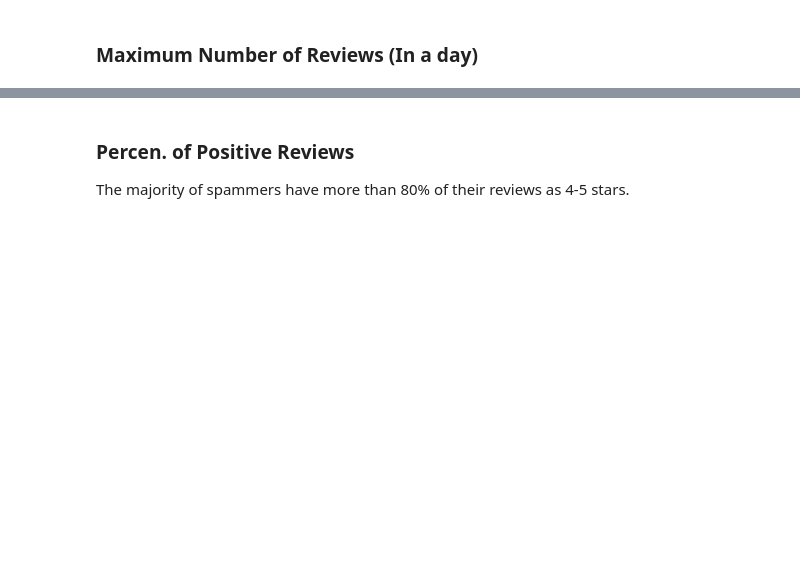
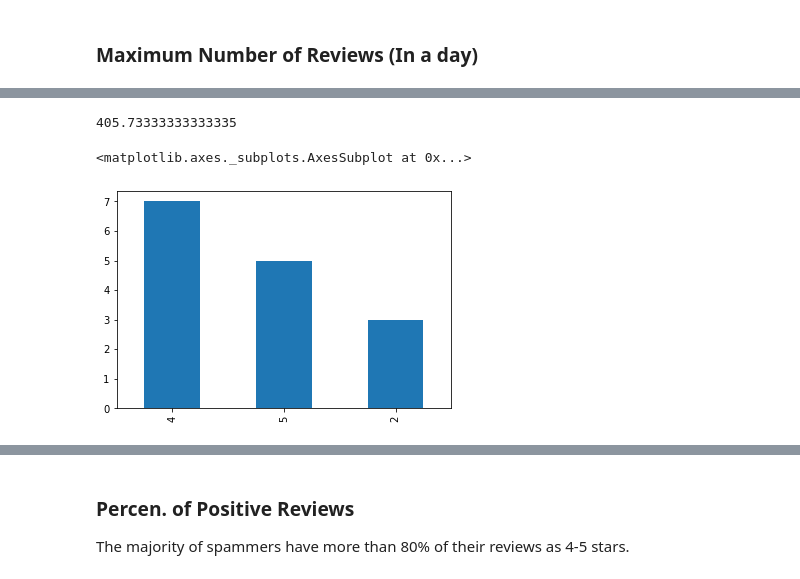
Before and after one commit to metinsenturk/review-credibility, a Jupyter notebook: notebooks/User features.ipynb, the cells around one changed output, grey strips where cells are left out. Cells and saved outputs as stored; diff of their text form; code cells hidden in the pictures; blank space fills up the shorter version.

```diff
--- a/notebooks/User features.ipynb
+++ b/notebooks/User features.ipynb
@@ -118,0 +178,6 @@ df_g_user_date[
+# %%
+from itertools import chain
+user_potential_review_ids = list(chain(*user_df_g.review_id))
+
+user_reviews = reviews[reviews.review_id.isin(user_potential_review_ids)]
+user_reviews.sample(3)
@@ -118,0 +189,9 @@ df_g_user_date[
+# %%
+user_reviews.text.apply(lambda x: len(x)).mean()
+# %% [output]
+405.73333333333335
+# %%
+user_reviews.stars.value_counts().plot.bar()
+# %% [output]
+<matplotlib.axes._subplots.AxesSubplot at 0x...>
+[figure, added]
```
Also changed, not shown: parts of 46 cells of this notebook, 6 other files.
